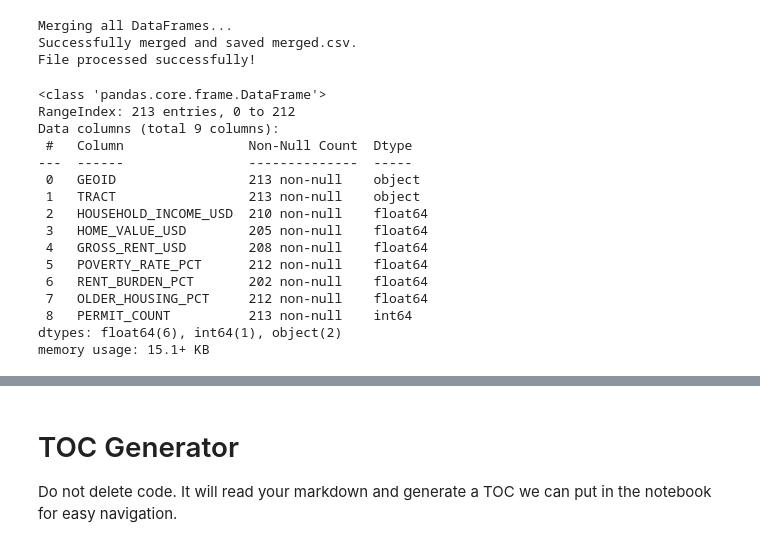
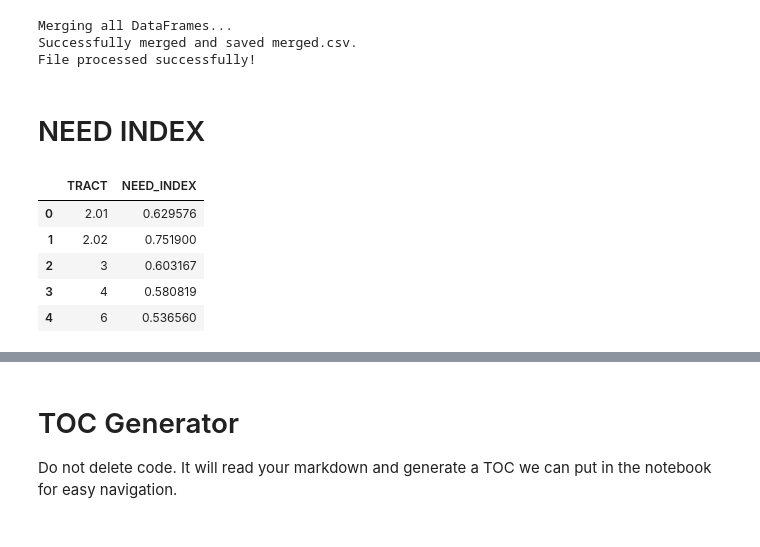
Before and after one commit to Code-You-Contributors/HUD_data_master, a Jupyter notebook: Curtis/curtis.ipynb, the cells around one changed output, grey strips where cells are left out. Drawn from its saved outputs; the diff is of its cells as text; code cells hidden in the pictures.

```diff
--- a/Curtis/curtis.ipynb
+++ b/Curtis/curtis.ipynb
@@ -327,22 +331,46 @@ print("File processed successfully!")
 Merging all DataFrames...
 Successfully merged and saved merged.csv.
 File processed successfully!
-# %%
-merged.info()
-# %% [output]
-<class 'pandas.core.frame.DataFrame'>
-RangeIndex: 213 entries, 0 to 212
-Data columns (total 9 columns):
- #   Column                Non-Null Count  Dtype
----  ------                --------------  -----
- 0   GEOID                 213 non-null    object
- 1   TRACT                 213 non-null    object
- 2   HOUSEHOLD_INCOME_USD  210 non-null    float64
- 3   HOME_VALUE_USD        205 non-null    float64
- 4   GROSS_RENT_USD        208 non-null    float64
- 5   POVERTY_RATE_PCT      212 non-null    float64
- 6   RENT_BURDEN_PCT       202 non-null    float64
- 7   OLDER_HOUSING_PCT     212 non-null    float64
- 8   PERMIT_COUNT          213 non-null    int64
-dtypes: float64(6), int64(1), object(2)
-memory usage: 15.1+ KB
+# %% [markdown]
+# NEED INDEX
+# %%
+df_plot = merged.copy()
+
+need_cols = [
+    "HOUSEHOLD_INCOME_USD",
+    "HOME_VALUE_USD",
+    "GROSS_RENT_USD",
+    "POVERTY_RATE_PCT",
+    "RENT_BURDEN_PCT",
+    "OLDER_HOUSING_PCT"
+]
+
+# Min-max scaling
+for col in need_cols:
+    df_plot[col + "_scaled"] = (
+        (df_plot[col] - df_plot[col].min()) /
+        (df_plot[col].max() - df_plot[col].min())
+    )
+
+# Reverse columns where LOWER values indicate MORE need
+reverse_cols = [
+    "HOUSEHOLD_INCOME_USD",
+    "HOME_VALUE_USD"
+]
+
+for col in reverse_cols:
+    df_plot[col + "_scaled"] = 1 - df_plot[col + "_scaled"]
+
+# Build need index
+scaled_cols = [col + "_scaled" for col in need_cols]
+
+df_plot["NEED_INDEX"] = df_plot[scaled_cols].mean(axis=1)
+
+df_plot[["TRACT", "NEED_INDEX"]].head()
+# %% [output]
+|  | TRACT | NEED_INDEX |
+| 0 | 2.01 | 0.629576 |
+| 1 | 2.02 | 0.751900 |
+| 2 | 3 | 0.603167 |
+| 3 | 4 | 0.580819 |
+| 4 | 6 | 0.536560 |
```
Also changed, not shown: parts of 6 cells of this notebook.
